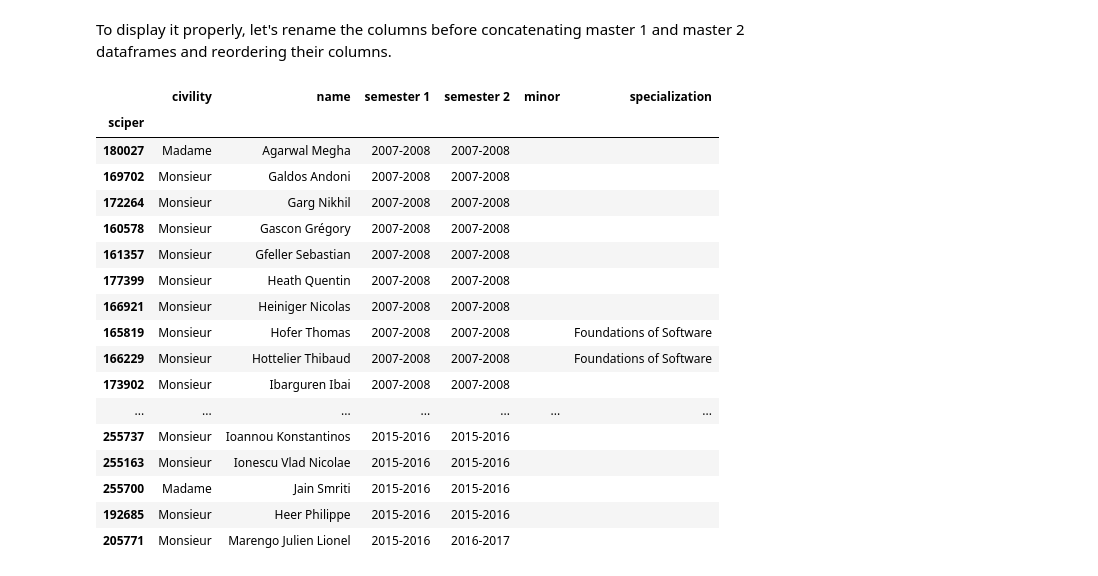
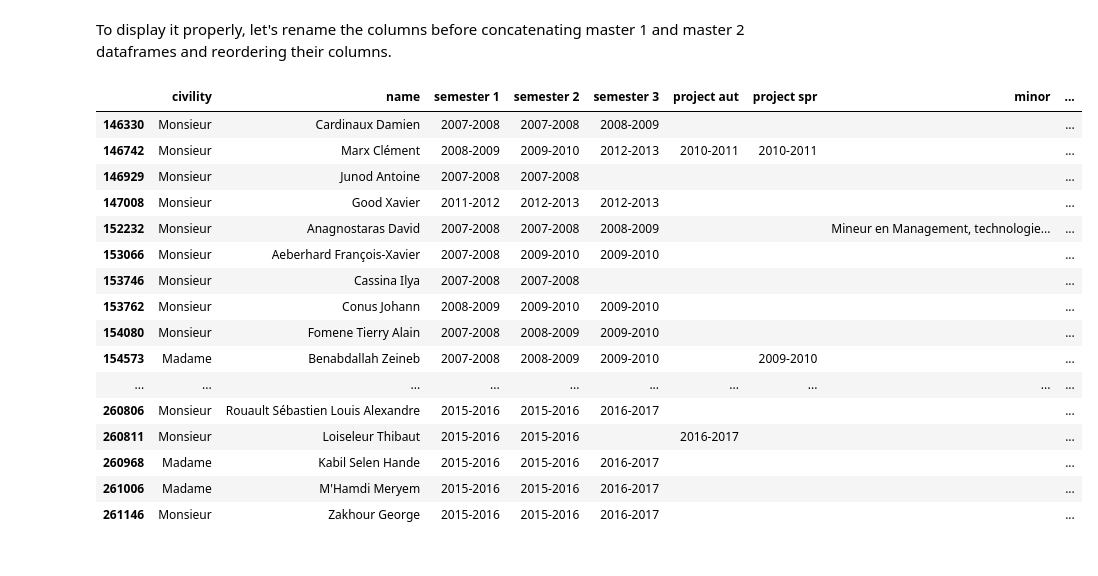
Before and after one commit to Symsystem/adaepflHomework, a Jupyter notebook: 02 - Data from the Web/Data from the web.ipynb, the cells around one changed output. Saved outputs shown, nothing was run; the diff lists cells and outputs as text; code cells hidden in the pictures.

```diff
--- a/02 - Data from the Web/Data from the web.ipynb
+++ b/02 - Data from the Web/Data from the web.ipynb
@@ -228,6 +240,8 @@ In order to have a better view of the data, we sort them by the academic year in
 student_ma1.sort_values('academic year', inplace=True)
 student_ma2.sort_values('academic year', inplace=True)
 student_ma3.sort_values('academic year', inplace=True)
+student_maP_aut.sort_values('academic year', inplace=True)
+student_maP_spr.sort_values('academic year', inplace=True)
 # %% [markdown]
 Sometimes a student can do the "master semester 1" more than once, if he fails its year and restart it the year after. In this case, we only want to keep the first "master semester 1" that he did here. Indeed, we want to compute the total time he spent at the EPFL.
 But for the two other dataframes, we want the opposite: keeping the last semester the student did here.
@@ -241,6 +257,8 @@ Now we can use the sciper number as index because it should be unique for each d
 student_ma1.set_index('sciper', inplace=True)
 student_ma2.set_index('sciper', inplace=True)
 student_ma3.set_index('sciper', inplace=True)
+student_maP_aut.set_index('sciper', inplace=True)
+student_maP_spr.set_index('sciper', inplace=True)
 # %% [markdown]
 The goal being to find the duration spent at the EPFL for each student, we have to clean a little bit the dataframes.
 
@@ -257,29 +267,64 @@ student_ma2.drop('semester', axis=1, inplace=True)
+# %%
+student_ma1.drop('minor', axis=1, inplace=True)
+student_ma1.drop('specialization', axis=1, inplace=True)
+student_ma1.drop('semester', axis=1, inplace=True)
+
+student_ma2.drop('civility', axis=1, inplace=True)
+student_ma2.drop('name', axis=1, inplace=True)
+student_ma2.drop('semester', axis=1, inplace=True)
+
+student_ma3.drop('civility', axis=1, inplace=True)
+student_ma3.drop('name', axis=1, inplace=True)
+student_ma3.drop('specialization', axis=1, inplace=True)
+student_ma3.drop('minor', axis=1, inplace=True)
+student_ma3.drop('semester', axis=1, inplace=True)
+
+
+student_maP_spr.drop('civility', axis=1, inplace=True)
+student_maP_spr.drop('name', axis=1, inplace=True)
+student_maP_spr.drop('specialization', axis=1, inplace=True)
+student_maP_spr.drop('minor', axis=1, inplace=True)
+student_maP_spr.drop('semester', axis=1, inplace=True)
+
+
+student_maP_aut.drop('civility', axis=1, inplace=True)
+student_maP_aut.drop('name', axis=1, inplace=True)
+student_maP_aut.drop('specialization', axis=1, inplace=True)
+student_maP_aut.drop('minor', axis=1, inplace=True)
+student_maP_aut.drop('semester', axis=1, inplace=True)
 # %% [markdown]
 To display it properly, let's rename the columns before concatenating master 1 and master 2 dataframes and reordering their columns.
 # %%
 student_ma1.columns = ['semester 1', 'civility', 'name']
 student_ma2.columns = ['semester 2', 'minor', 'specialization']
+student_ma3.columns = ['semester 3']
+student_maP_aut.columns = ['project aut']
+student_maP_spr.columns = ['project spr']
+
 
 students = pd.concat([student_ma1, student_ma2], axis=1, join="inner")
-students = students[['civility', 'name', 'semester 1', 'semester 2', 'minor', 'specialization']]
-
+students = pd.concat([students,student_ma3] , axis = 1)
+students = pd.concat([students,student_maP_aut] , axis = 1)
+students = pd.concat([students,student_maP_spr] , axis = 1)
+students = students[['civility', 'name', 'semester 1', 'semester 2','semester 3','project aut','project spr', 'minor', 'specialization']]
+students.dropna(subset = ['civility'] , inplace = True)
+students.fillna(value='',inplace = True)
 students
 # %% [output]
-|  | civility | name | semester 1 | semester 2 | minor | specialization |
-| sciper |  |  |  |  |  |  |
-| 180027 | Madame | Agarwal Megha | 2007-2008 | 2007-2008 |  |  |
-| 169702 | Monsieur | Galdos Andoni | 2007-2008 | 2007-2008 |  |  |
-| 172264 | Monsieur | Garg Nikhil | 2007-2008 | 2007-2008 |  |  |
-| 160578 | Monsieur | Gascon Grégory | 2007-2008 | 2007-2008 |  |  |
-| 161357 | Monsieur | Gfeller Sebastian | 2007-2008 | 2007-2008 |  |  |
-| 177399 | Monsieur | Heath Quentin | 2007-2008 | 2007-2008 |  |  |
-| 166921 | Monsieur | Heiniger Nicolas | 2007-2008 | 2007-2008 |  |  |
-| 165819 | Monsieur | Hofer Thomas | 2007-2008 | 2007-2008 |  | Foundations of Software |
-| 166229 | Monsieur | Hottelier Thibaud | 2007-2008 | 2007-2008 |  | Foundations of Software |
-| 173902 | Monsieur | Ibarguren Ibai | 2007-2008 | 2007-2008 |  |  |
-| ... | ... | ... | ... | ... | ... | ... |
-| 255737 | Monsieur | Ioannou Konstantinos | 2015-2016 | 2015-2016 |  |  |
-| 255163 | Monsieur | Ionescu Vlad Nicolae | 2015-2016 | 2015-2016 |  |  |
-| 255700 | Madame | Jain Smriti | 2015-2016 | 2015-2016 |  |  |
-| 192685 | Monsieur | Heer Philippe | 2015-2016 | 2015-2016 |  |  |
-| 205771 | Monsieur | Marengo Julien Lionel | 2015-2016 | 2016-2017 |  |  |
+|  | civility | name | semester 1 | semester 2 | semester 3 | project aut | project spr | minor | ... |
+| 146330 | Monsieur | Cardinaux Damien | 2007-2008 | 2007-2008 | 2008-2009 |  |  |  | ... |
+| 146742 | Monsieur | Marx Clément | 2008-2009 | 2009-2010 | 2012-2013 | 2010-2011 | 2010-2011 |  | ... |
+| 146929 | Monsieur | Junod Antoine | 2007-2008 | 2007-2008 |  |  |  |  | ... |
+| 147008 | Monsieur | Good Xavier | 2011-2012 | 2012-2013 | 2012-2013 |  |  |  | ... |
+| 152232 | Monsieur | Anagnostaras David | 2007-2008 | 2007-2008 | 2008-2009 |  |  | Mineur en Management, technologie... | ... |
+| 153066 | Monsieur | Aeberhard François-Xavier | 2007-2008 | 2009-2010 | 2009-2010 |  |  |  | ... |
+| 153746 | Monsieur | Cassina Ilya | 2007-2008 | 2007-2008 |  |  |  |  | ... |
+| 153762 | Monsieur | Conus Johann | 2008-2009 | 2009-2010 | 2009-2010 |  |  |  | ... |
+| 154080 | Monsieur | Fomene Tierry Alain | 2007-2008 | 2008-2009 | 2009-2010 |  |  |  | ... |
+| 154573 | Madame | Benabdallah Zeineb | 2007-2008 | 2008-2009 | 2009-2010 |  | 2009-2010 |  | ... |
+| ... | ... | ... | ... | ... | ... | ... | ... | ... | ... |
+| 260806 | Monsieur | Rouault Sébastien Louis Alexandre | 2015-2016 | 2015-2016 | 2016-2017 |  |  |  | ... |
+| 260811 | Monsieur | Loiseleur Thibaut | 2015-2016 | 2015-2016 |  | 2016-2017 |  |  | ... |
+| 260968 | Madame | Kabil Selen Hande | 2015-2016 | 2015-2016 | 2016-2017 |  |  |  | ... |
+| 261006 | Madame | M'Hamdi Meryem | 2015-2016 | 2015-2016 | 2016-2017 |  |  |  | ... |
+| 261146 | Monsieur | Zakhour George | 2015-2016 | 2015-2016 | 2016-2017 |  |  |  | ... |
```
Also changed, not shown: parts of 21 cells of this notebook.
